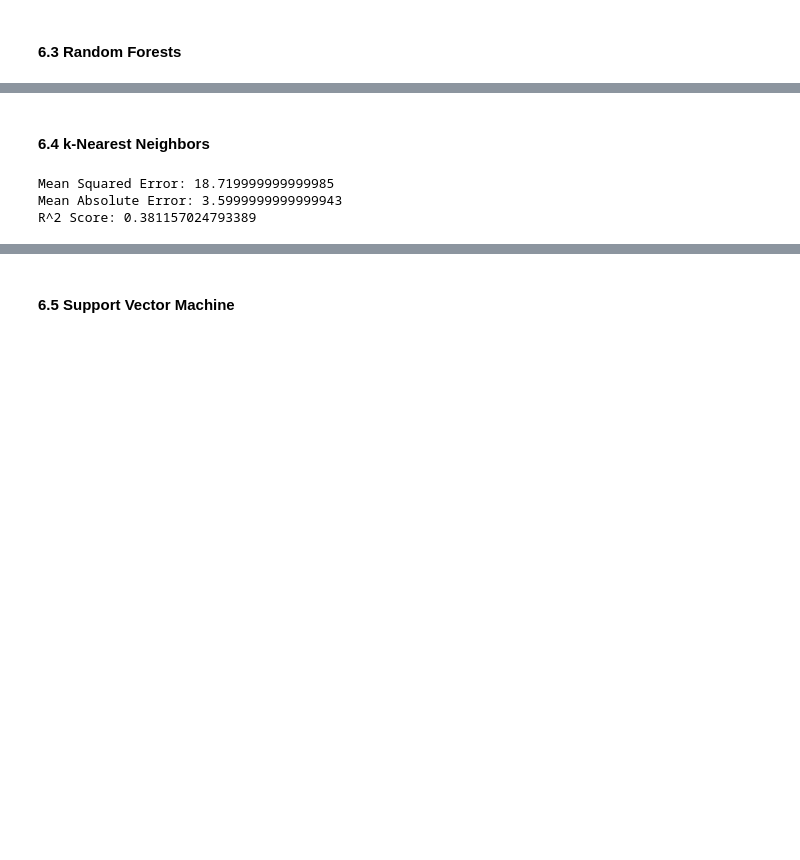
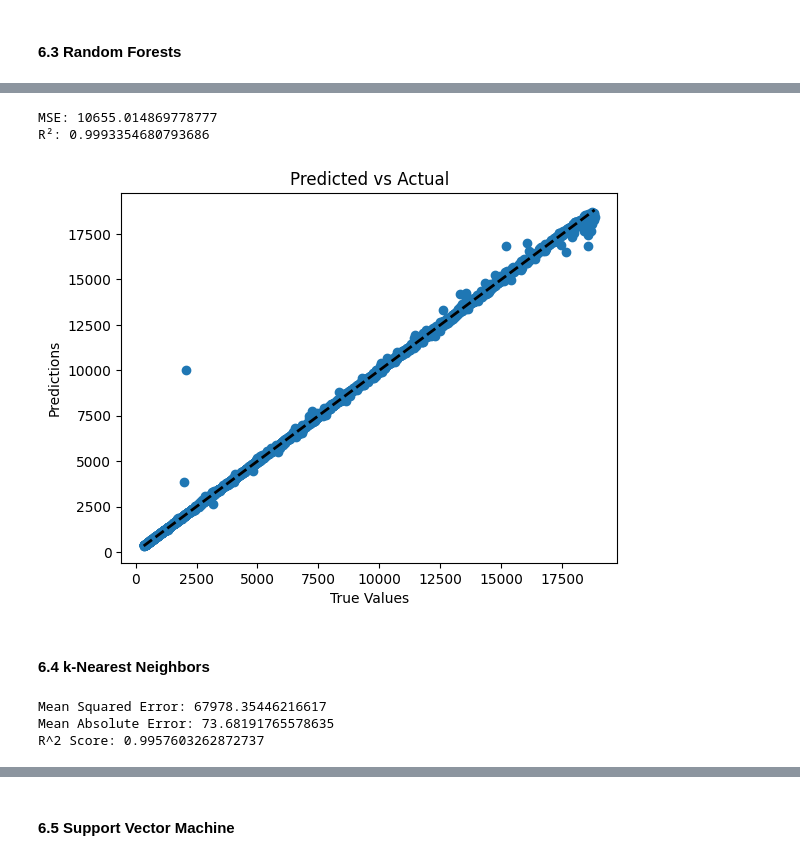
Before and after one commit to DanysHub/DataScienceProject1, a Jupyter notebook: DataScienceProject29.12.2024/DataScienceProject.ipynb, the cells around one changed output, grey strips where cells are left out. Saved outputs shown, nothing was run; the diff lists cells and outputs as text; code cells hidden in the pictures; blank space fills up the shorter version.

Commit message:
ML models improved

```diff
--- a/DataScienceProject29.12.2024/DataScienceProject.ipynb
+++ b/DataScienceProject29.12.2024/DataScienceProject.ipynb
@@ -1154,3 +738,27 @@ z: 0.1008
+# %%
+from sklearn.ensemble import RandomForestRegressor
+
+# Modell
+model_rf = RandomForestRegressor(n_estimators=100, max_depth=10, random_state=42)
+model_rf.fit(X_train, y_train)
+
+# Vorhersagen
+y_pred_rf = model_rf.predict(X_test)
+
+# Evaluierung
+print(f'MSE: {mean_squared_error(y_test, y_pred_rf)}')
+print(f'R²: {r2_score(y_test, y_pred_rf)}')
+
+plt.scatter(y_test, y_pred)
+plt.plot([y_test.min(), y_test.max()], [y_test.min(), y_test.max()], 'k--', lw=2)
+plt.xlabel('True Values')
+plt.ylabel('Predictions')
+plt.title('Predicted vs Actual')
+plt.show()
+# %% [output]
+MSE: 10655.014869778777
+R²: 0.9993354680793686
+[figure, added]
 # %% [markdown]
 #### 6.4 k-Nearest Neighbors
 # %%
@@ -1159,13 +767,6 @@ from sklearn.model_selection import train_test_split
 from sklearn.neighbors import KNeighborsRegressor
 from sklearn.metrics import mean_squared_error, mean_absolute_error, r2_score
 from sklearn.preprocessing import LabelEncoder
-
-# Split dataset into features (X) and target (y)
-X = df.drop("price", axis=1)
-y = df["price"]
-
-# Split the data into training and testing sets
-X_train, X_test, y_train, y_test = train_test_split(X, y, test_size=0.2, random_state=42)
 
 # Initialize and train the k-Nearest Neighbors model
 knn = KNeighborsRegressor(n_neighbors=5)
@@ -1183,6 +784,6 @@ print("Mean Squared Error:", mse)
 print("Mean Absolute Error:", mae)
 print("R^2 Score:", r2)
 # %% [output]
-Mean Squared Error: 18.719999999999985
-Mean Absolute Error: 3.5999999999999943
-R^2 Score: 0.381157024793389
+Mean Squared Error: 67978.35446216617
+Mean Absolute Error: 73.68191765578635
+R^2 Score: 0.9957603262872737
```
Also changed, not shown: parts of 41 cells of this notebook.
